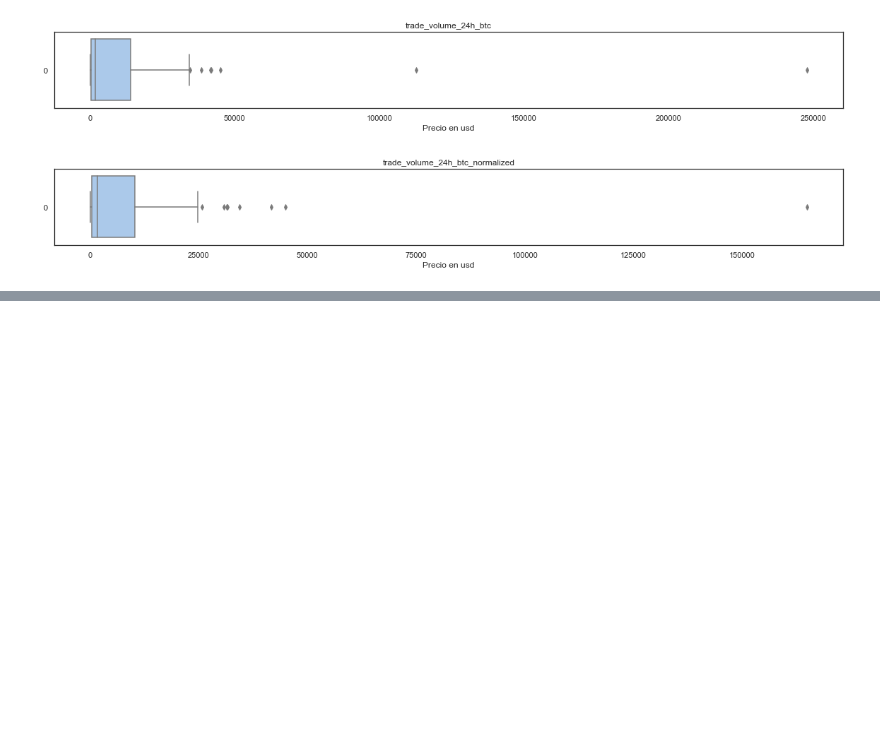
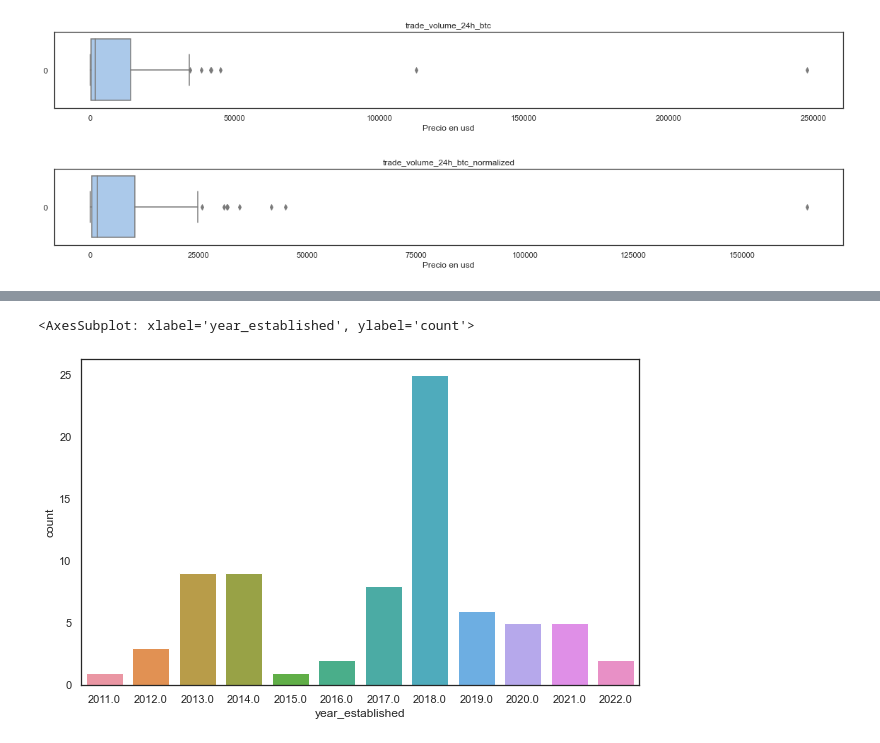
Before and after one commit to Galo0000/Analitics_Proyect_Cryptocurrency, a Jupyter notebook: EDA.ipynb, the cells around one changed output, grey strips where cells are left out. Saved outputs shown, nothing was run; the diff lists cells and outputs as text; code cells hidden in the pictures; blank space fills up the shorter version.

```diff
--- a/EDA.ipynb
+++ b/EDA.ipynb
@@ -250,0 +298,6 @@ boxplot(df_exchanges['trade_volume_24h_btc_normalized'])
+# %%
+plt.figure(figsize=(10, 6))
+sns.countplot(data=df_exchanges,x='year_established')
+# %% [output]
+<AxesSubplot: xlabel='year_established', ylabel='count'>
+[figure, added]
```
Also changed, not shown: parts of 6 cells of this notebook.
